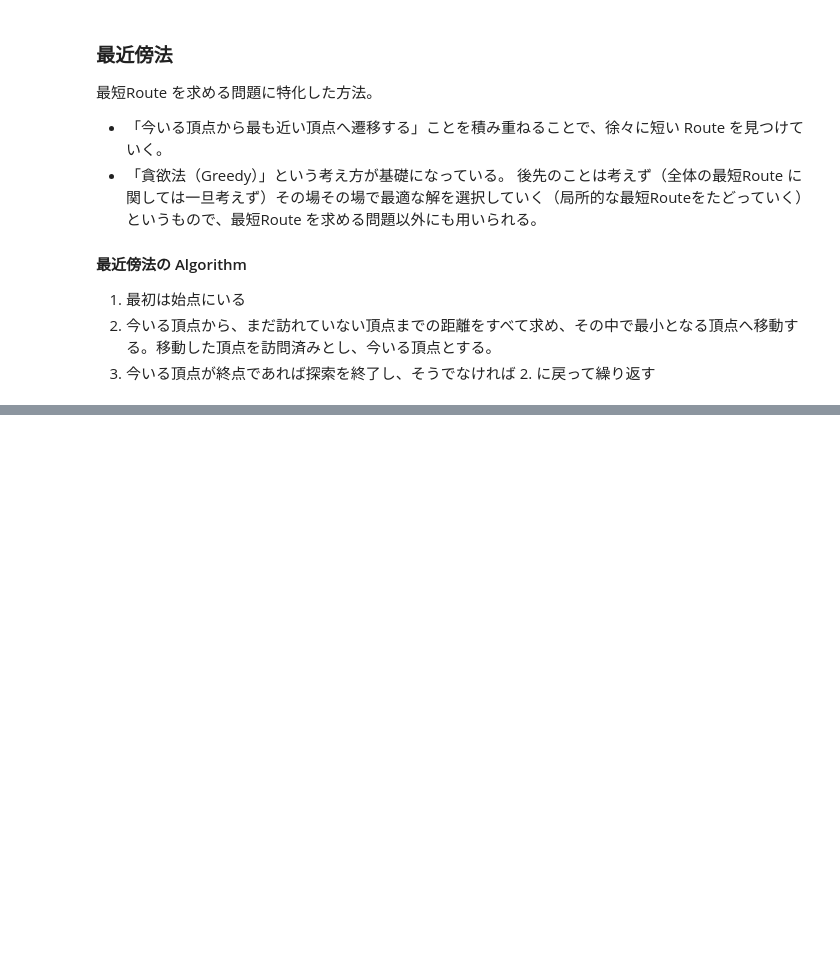
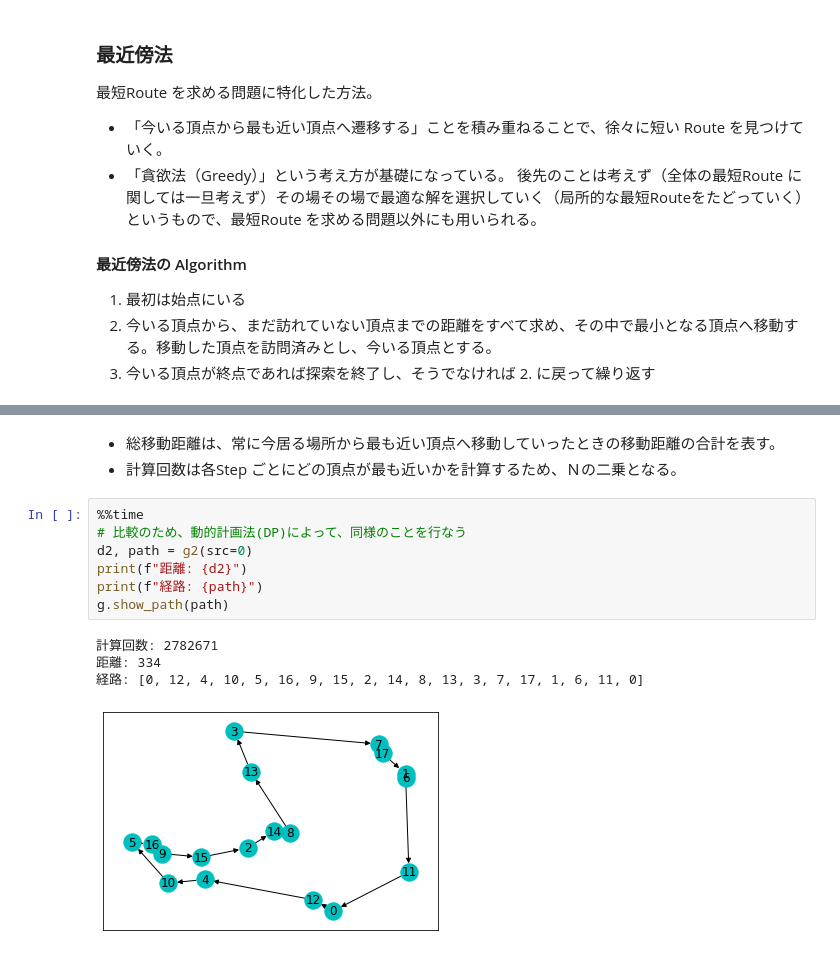
Before and after one commit to 1024xx4/math_programing_for_ai_and_ds, a Jupyter notebook: optimal_route.ipynb, the cells around one changed output, grey strips where cells are left out. Cells and saved outputs as stored; diff of their text form; blank space fills up the shorter version.

```diff
--- a/optimal_route.ipynb
+++ b/optimal_route.ipynb
@@ -341,0 +372,15 @@ g2.show_path(path)
+# %% [markdown]
+- 総移動距離は、常に今居る場所から最も近い頂点へ移動していったときの移動距離の合計を表す。
+- 計算回数は各Step ごとにどの頂点が最も近いかを計算するため、Ｎの二乗となる。
+# %%
+%%time
+# 比較のため、動的計画法(DP)によって、同様のことを行なう
+d2, path = g2(src=0)
+print(f"距離: {d2}")
+print(f"経路: {path}")
+g.show_path(path)
+# %% [output]
+計算回数: 2782671
+距離: 334
+経路: [0, 12, 4, 10, 5, 16, 9, 15, 2, 14, 8, 13, 3, 7, 17, 1, 6, 11, 0]
+[figure, added]
```
Also changed, not shown: parts of 15 cells of this notebook.
